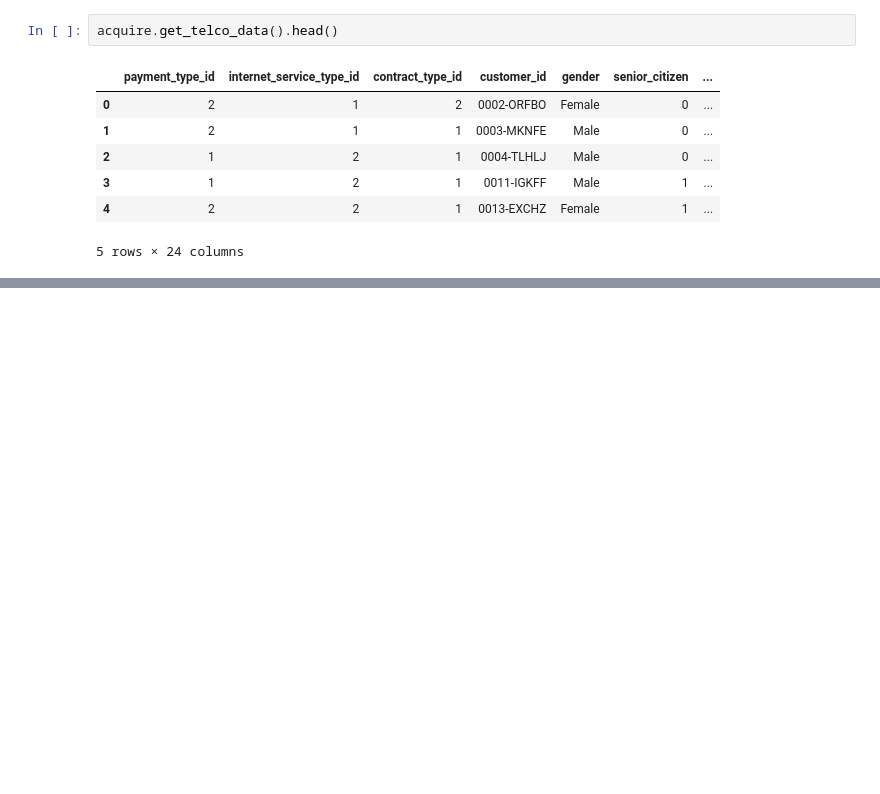
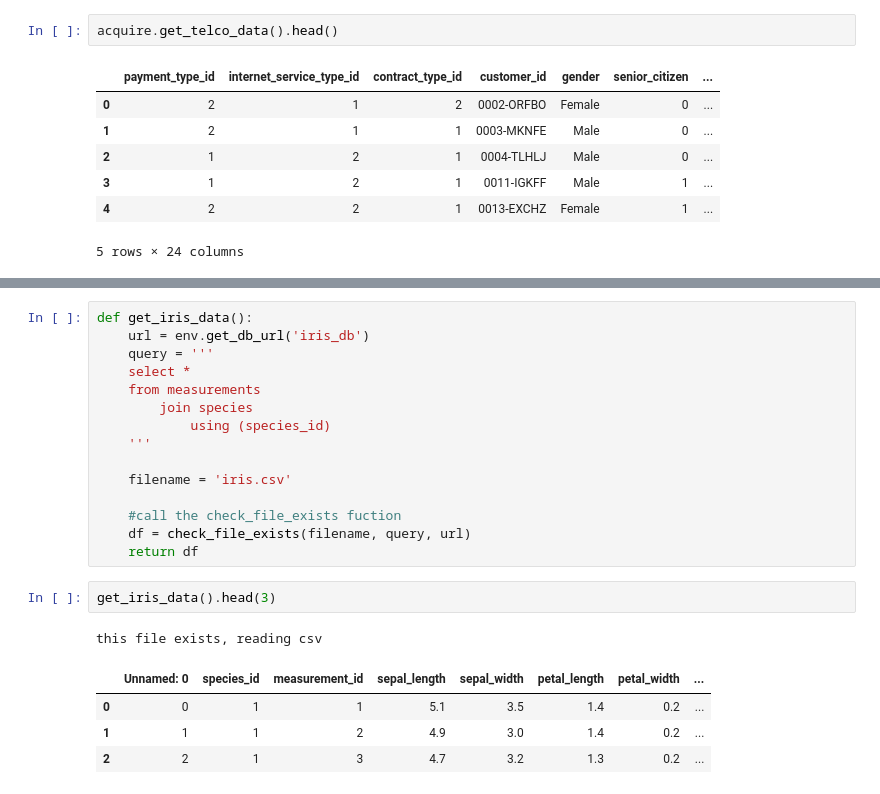
Before and after one commit to sikandar-shrestha/classification-exercises, a Jupyter notebook: acquire.ipynb, the cells around one changed output, grey strips where cells are left out. Drawn from its saved outputs; the diff is of its cells as text; blank space fills up the shorter version.

```diff
--- a/acquire.ipynb
+++ b/acquire.ipynb
@@ -443,0 +469,23 @@ acquire.get_telco_data().head()
+# %%
+def get_iris_data():
+    url = env.get_db_url('iris_db')
+    query = '''
+    select *
+    from measurements
+        join species
+            using (species_id)
+    '''
+
+    filename = 'iris.csv'
+
+    #call the check_file_exists fuction
+    df = check_file_exists(filename, query, url)
+    return df
+# %%
+get_iris_data().head(3)
+# %% [output]
+this file exists, reading csv
+|  | Unnamed: 0 | species_id | measurement_id | sepal_length | sepal_width | petal_length | petal_width | ... |
+| 0 | 0 | 1 | 1 | 5.1 | 3.5 | 1.4 | 0.2 | ... |
+| 1 | 1 | 1 | 2 | 4.9 | 3.0 | 1.4 | 0.2 | ... |
+| 2 | 2 | 1 | 3 | 4.7 | 3.2 | 1.3 | 0.2 | ... |
```
Also changed, not shown: parts of 28 cells of this notebook, 1 other file.
